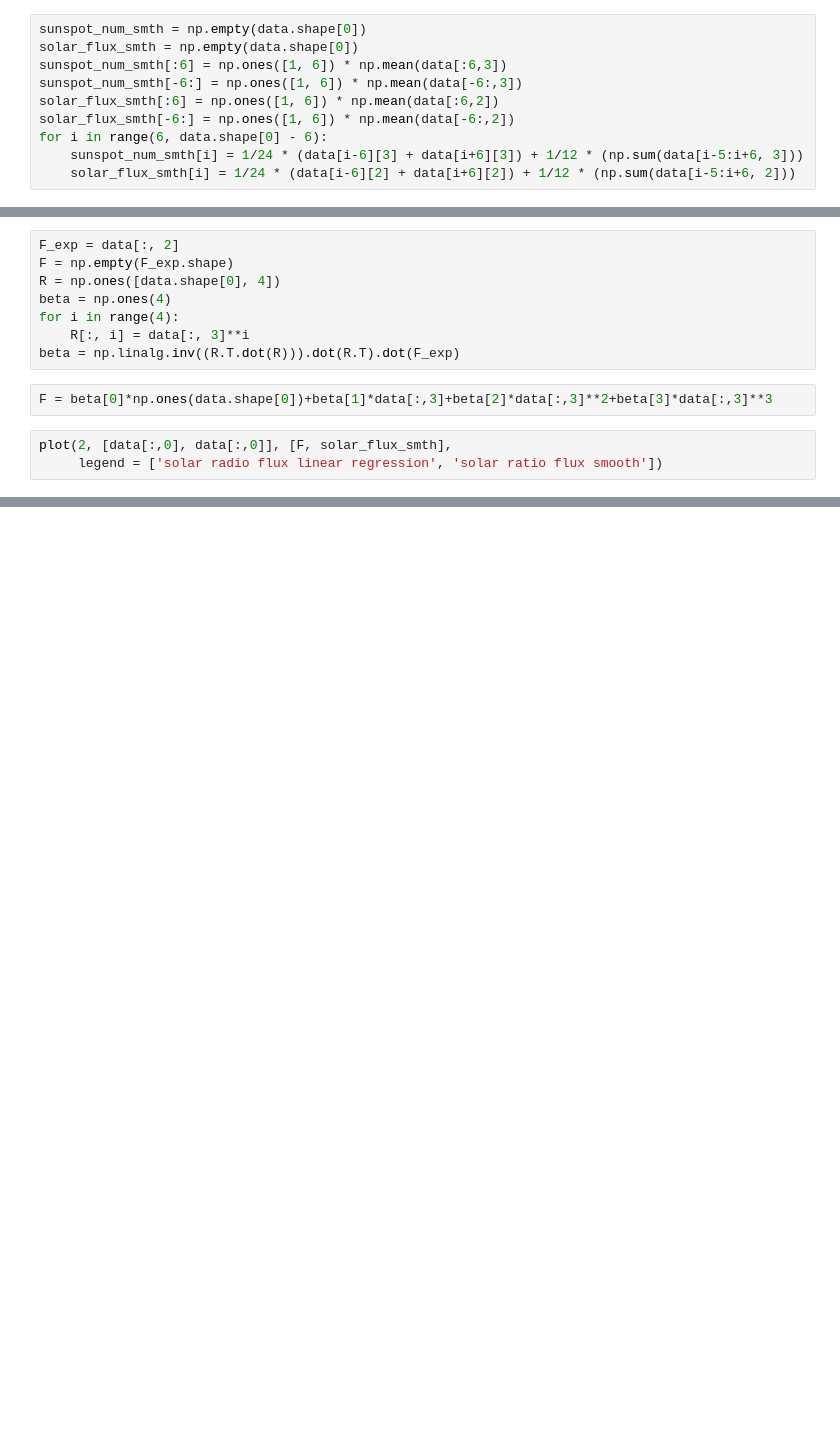
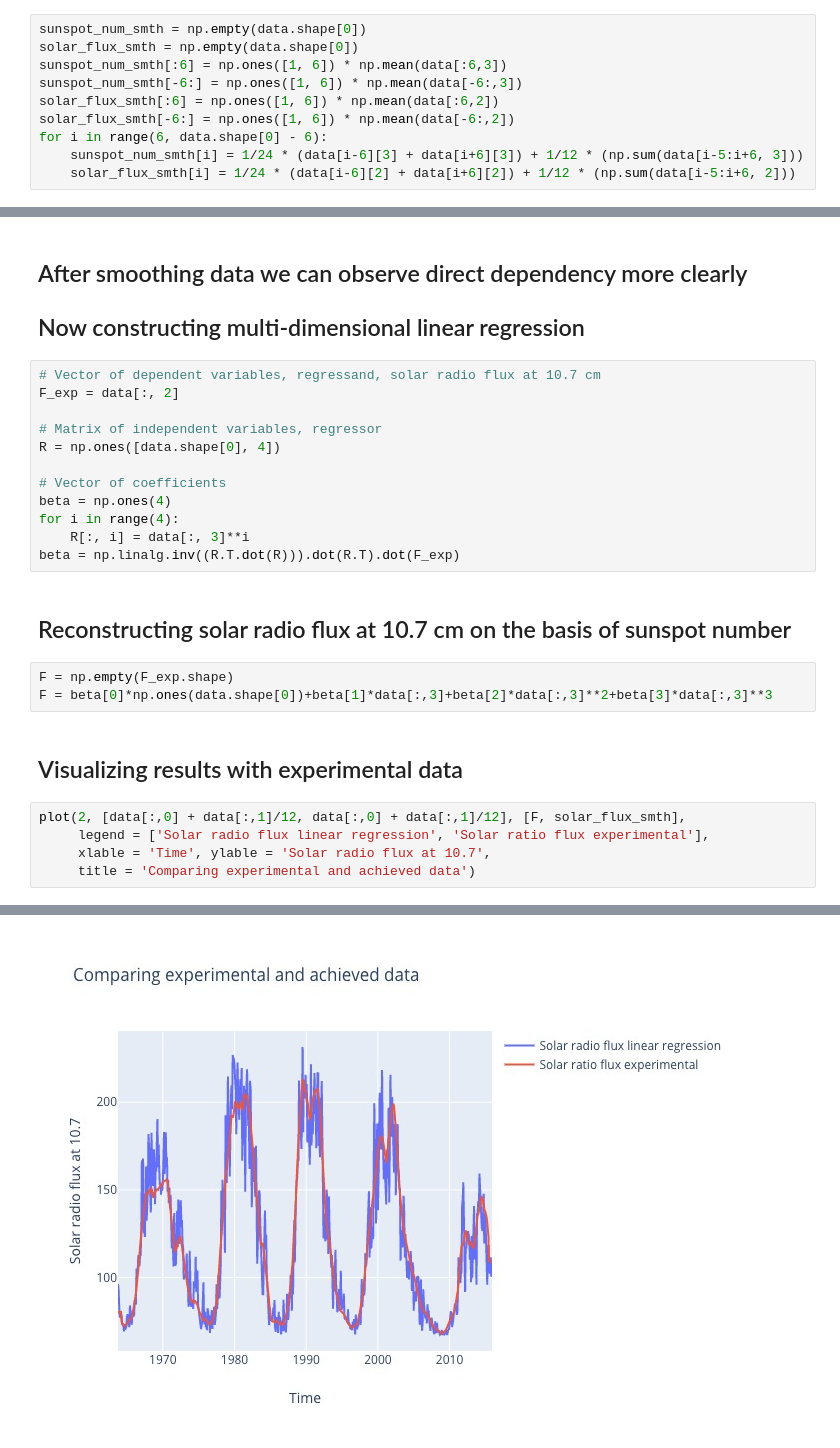
Before and after one commit to gornekich/ExpDataProc, a Jupyter notebook: Assignment1/Assignment1.ipynb, the cells around one changed output, grey strips where cells are left out. Cells and saved outputs as stored; diff of their text form; blank space fills up the shorter version.

```diff
--- a/Assignment1/Assignment1.ipynb
+++ b/Assignment1/Assignment1.ipynb
@@ -51,14 +68,28 @@ plot(2, [data[:,0], data[:,0]], [sunspot_num_smth, solar_flux_smth],
+# %% [markdown]
+## After smoothing data we can observe direct dependency more clearly
+## Now constructing multi-dimensional linear regression
 # %%
+# Vector of dependent variables, regressand, solar radio flux at 10.7 cm
 F_exp = data[:, 2]
-F = np.empty(F_exp.shape)
+
+# Matrix of independent variables, regressor
 R = np.ones([data.shape[0], 4])
+
+# Vector of coefficients
 beta = np.ones(4)
 for i in range(4):
     R[:, i] = data[:, 3]**i
 beta = np.linalg.inv((R.T.dot(R))).dot(R.T).dot(F_exp)
+# %% [markdown]
+## Reconstructing solar radio flux at 10.7 cm on the basis of sunspot number
 # %%
+F = np.empty(F_exp.shape)
 F = beta[0]*np.ones(data.shape[0])+beta[1]*data[:,3]+beta[2]*data[:,3]**2+beta[3]*data[:,3]**3
+# %% [markdown]
+## Visualizing results with experimental data
 # %%
-plot(2, [data[:,0], data[:,0]], [F, solar_flux_smth],
-     legend = ['solar radio flux linear regression', 'solar ratio flux smooth'])
+plot(2, [data[:,0] + data[:,1]/12, data[:,0] + data[:,1]/12], [F, solar_flux_smth],
+     legend = ['Solar radio flux linear regression', 'Solar ratio flux experimental'],
+     xlable = 'Time', ylable = 'Solar radio flux at 10.7',
+     title = 'Comparing experimental and achieved data')
 # %% [output]
@@ -65,0 +96 @@ plot(2, [data[:,0], data[:,0]], [F, solar_flux_smth],
+[figure, added]
```
Also changed, not shown: parts of 11 cells of this notebook.
